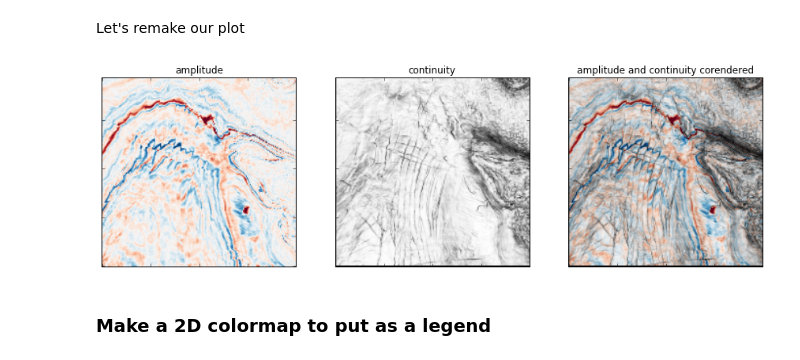
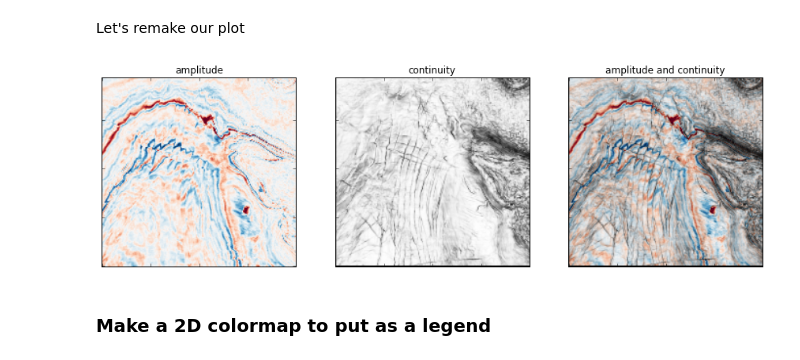
Before and after one commit to agilescientific/notebooks, a Jupyter notebook: time_slice_corendering.ipynb, the cells around one changed output. Saved outputs shown, nothing was run; the diff lists cells and outputs as text; code cells hidden in the pictures.

```diff
--- a/time_slice_corendering.ipynb
+++ b/time_slice_corendering.ipynb
@@ -64,29 +64,29 @@ Let's remake our plot
 # %%
 fig = plt.figure(figsize=(15,5))
 ax1 = fig.add_subplot(131)
 ax2 = fig.add_subplot(132)
 ax3 = fig.add_subplot(133)
 
 ax1.set_title('amplitude')
 ax1.imshow(img_array, origin='bottom')
 ax1.set_xticklabels([])
 ax1.set_yticklabels([])
 
 ax2.set_title('continuity')
 ax2.imshow(B, cmap='Greys_r', origin='bottom')
 ax2.set_xticklabels([])
 ax2.set_yticklabels([])
 
 # Display blend
 
-ax3.set_title('amplitude and continuity corendered')
+ax3.set_title('amplitude and continuity')
 ax3.imshow(new,  origin='bottom')
 ax3.set_xticklabels([])
 ax3.set_yticklabels([])
 
 fig.savefig('Amp_Cont_3panel_better.PNG')
 # %% [output]
-[figure, old version]
+[figure, new version]
 # %% [markdown]
 ### Make a 2D colormap to put as a legend
 # %% [markdown]
```
Also changed, not shown: parts of 5 cells of this notebook.
